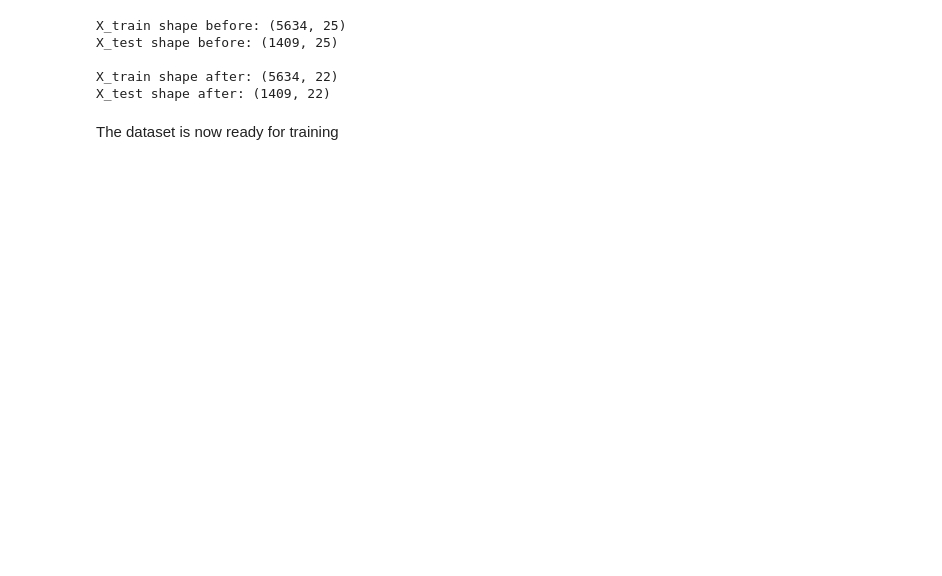
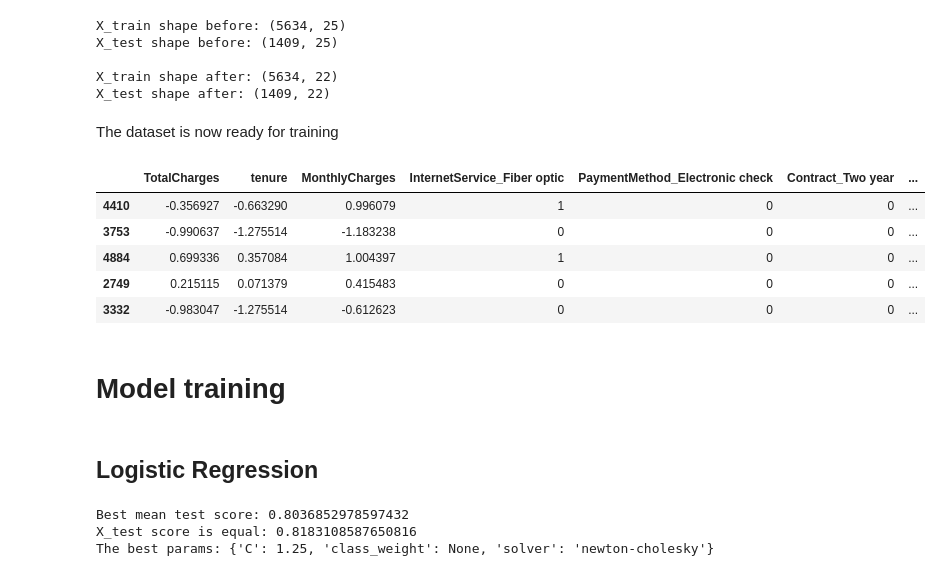
Before and after one commit to adrianciemerych/telco_customer_churn_project, a Jupyter notebook: churn_project.ipynb, the cells around one changed output. Cells and saved outputs as stored; diff of their text form; code cells hidden in the pictures; blank space fills up the shorter version.

```diff
--- a/churn_project.ipynb
+++ b/churn_project.ipynb
@@ -606,8 +606,8 @@ print('X_train shape before:', X_train.shape)
 print('X_test shape before:', X_test.shape)
 
 # Dropping useless columns
-X_train = X_train.drop(columns = [col for col in X_train.columns[-4:] if col != 'InternetService_No'])
-X_test = X_test.drop(columns = [col for col in X_train.columns[-4:] if col != 'InternetService_No'])
+X_train = X_train.drop(columns = [col for col in X_train.columns[-3:]])
+X_test = X_test.drop(columns = [col for col in X_test.columns[-3:]])
 
 print('\nX_train shape after:', X_train.shape)
 print('X_test shape after:', X_test.shape)
@@ -619,3 +619,14 @@ X_train shape after: (5634, 22)
 X_test shape after: (1409, 22)
 # %% [markdown]
 The dataset is now ready for training
+# %%
+X_test.head()
+# %% [output]
+|  | TotalCharges | tenure | MonthlyCharges | InternetService_Fiber optic | PaymentMethod_Electronic check | Contract_Two year | ... |
+| 4410 | -0.356927 | -0.663290 | 0.996079 | 1 | 0 | 0 | ... |
+| 3753 | -0.990637 | -1.275514 | -1.183238 | 0 | 0 | 0 | ... |
+| 4884 | 0.699336 | 0.357084 | 1.004397 | 1 | 0 | 0 | ... |
+| 2749 | 0.215115 | 0.071379 | 0.415483 | 0 | 0 | 0 | ... |
+| 3332 | -0.983047 | -1.275514 | -0.612623 | 0 | 0 | 0 | ... |
+# %% [markdown]
+# Model training
@@ -621,0 +683,32 @@ The dataset is now ready for training
+# %% [markdown]
+## Logistic Regression
+# %%
+from sklearn.model_selection import RandomizedSearchCV, GridSearchCV
+
+# Looking for the best parameters for logistic regression
+estimator = LogisticRegression()
+
+params = {
+    'C' : [num for num in (np.arange(0.25, 15.1, 0.5) + [1])],
+    'class_weight' : [None, 'balanced'],
+    'solver' : ['lbfgs', 'newton-cg', 'newton-cholesky']
+}
+
+log_reg_classifier = GridSearchCV(estimator,
+                                  params,
+                                  scoring = 'accuracy',
+                                  cv = 10,
+                                  return_train_score = True)
+
+log_reg_classifier.fit(X_train, y_train)
+
+log_reg_mean_score = log_reg_classifier.best_score_
+log_reg_X_test_score = log_reg_classifier.score(X_test, y_test)
+
+print(f'Best mean test score: {log_reg_classifier.best_score_}')
+print(f'X_test score is equal: {log_reg_X_test_score}')
+print(f'The best params: {log_reg_classifier.best_params_}')
+# %% [output]
+Best mean test score: 0.8036852978597432
+X_test score is equal: 0.8183108587650816
+The best params: {'C': 1.25, 'class_weight': None, 'solver': 'newton-cholesky'}
```
Also changed, not shown: parts of 29 cells of this notebook.
